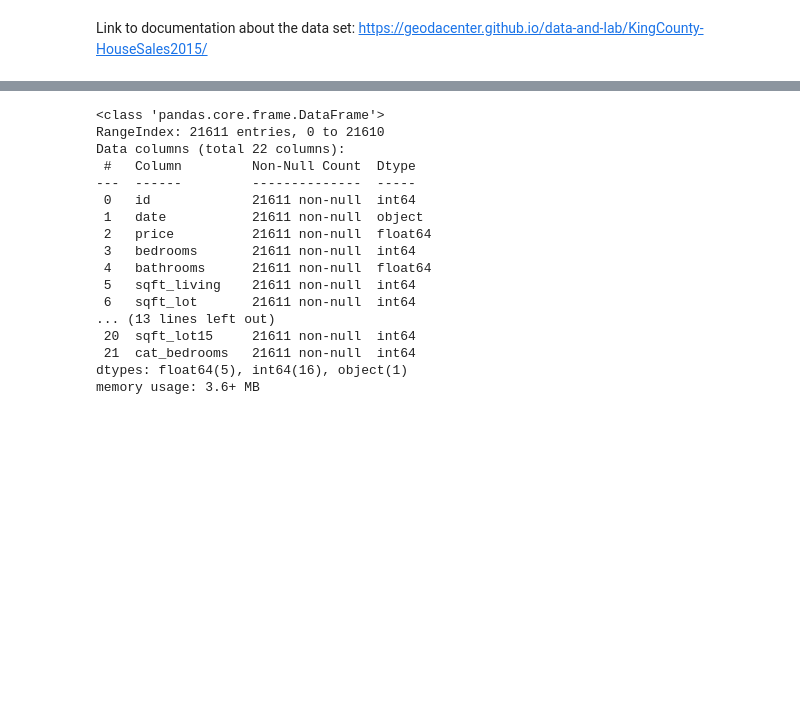
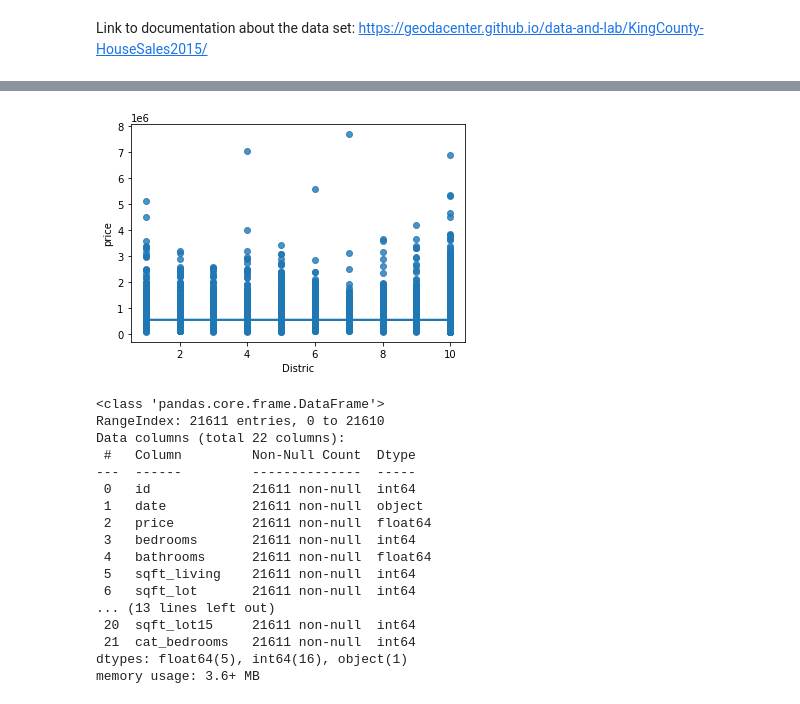
Before and after one commit to fprieto8111/MidTermProject, a Jupyter notebook: MidTermProject.ipynb, the cells around one changed output, grey strips where cells are left out. Drawn from its saved outputs; the diff is of its cells as text; code cells hidden in the pictures; blank space fills up the shorter version.

```diff
--- a/MidTermProject.ipynb
+++ b/MidTermProject.ipynb
@@ -95,3 +158,7 @@ df = pd.read_csv("kc_house_data.csv")
+# %%
+sns.regplot(x=categorical["Distric"],y=numerical.price);
+# %% [output]
+[figure, added]
 # %%
 df.info()
 # %% [output]
```
Also changed, not shown: parts of 26 cells of this notebook.
